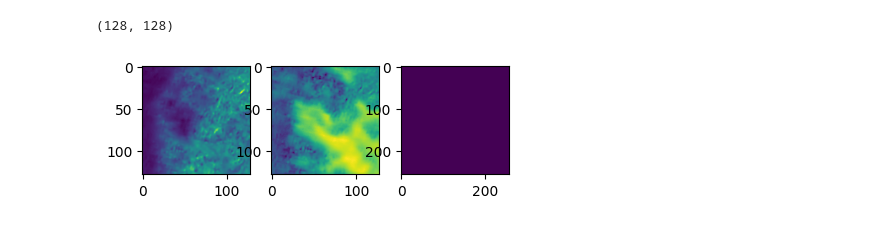
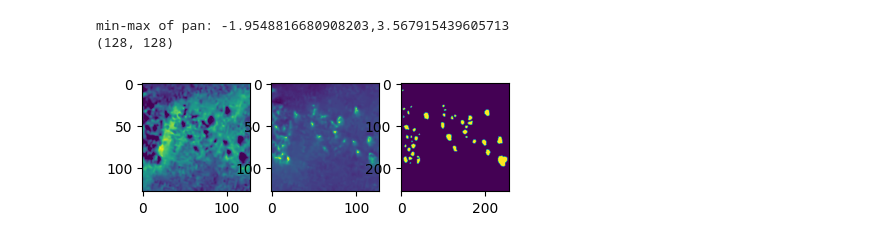
Before and after one commit to WinterCyan/TreeSeg, a Jupyter notebook: standalone/validate_dataset.ipynb, the cells around one changed output. Drawn from its saved outputs; the diff is of its cells as text; code cells hidden in the pictures.

```diff
--- a/standalone/validate_dataset.ipynb
+++ b/standalone/validate_dataset.ipynb
@@ -61,38 +61,40 @@ sample_rootdir="/home/lenovo/treeseg-dataset/inference/all-views/inference_sampl
 result_rootdir="/home/lenovo/treeseg-dataset/inference/all-views/inference_result_128"
 
 a=68
-r=90
-c=197
+r=112
+c=78
 v=0
 sample_schema_name_match = f"{sample_rootdir}/r{r}c{c}-match{v}.png"
 # schema_name_match = f"{rootdir}/match-0-area{a}-r{r}c{c}.png"
 result_schema_name_match = f"{result_rootdir}/r{r}c{c}-match{v}.png"
 
-im = read_method('rasterio')(sample_schema_name_match.replace('match','pan')).read(1)
+im = read_method('Image')(sample_schema_name_match.replace('match','pan'))
 arr = np.array(im)
-im2 = read_method('rasterio')(sample_schema_name_match.replace('match','ndvi')).read(1)
+print(f"min-max of pan: {np.min(arr)},{np.max(arr)}")
+im2 = read_method('Image')(sample_schema_name_match.replace('match','ndvi'))
 arr2 = np.array(im2)
 
-im3 = read_method('rasterio')(result_schema_name_match.replace('match','segmap')).read(1)
+im3 = read_method('Image')(result_schema_name_match.replace('match','segmap'))
 arr3 = np.array(im3)
 
-# im4 = read_method('rasterio')(schema_name_match.replace('match','boundary')).read(1)
+# im4 = read_method('Image')(schema_name_match.replace('match','boundary'))
 # arr4 = np.array(im4)
 
 print(arr.shape)
 fig = plt.figure()
 
 fig.add_subplot(1,4,1)
 plt.imshow(arr)
 
 fig.add_subplot(1,4,2)
 plt.imshow(arr2)
 
 fig.add_subplot(1,4,3)
 plt.imshow(arr3)
 # fig.add_subplot(1,4,4)
 # plt.imshow(arr4)
 plt.show()
 # %% [output]
+min-max of pan: -1.9548816680908203,3.567915439605713
 (128, 128)
-[figure, old version]
+[figure, new version]
```
Also changed, not shown: parts of 2 cells of this notebook, 3 other files.
